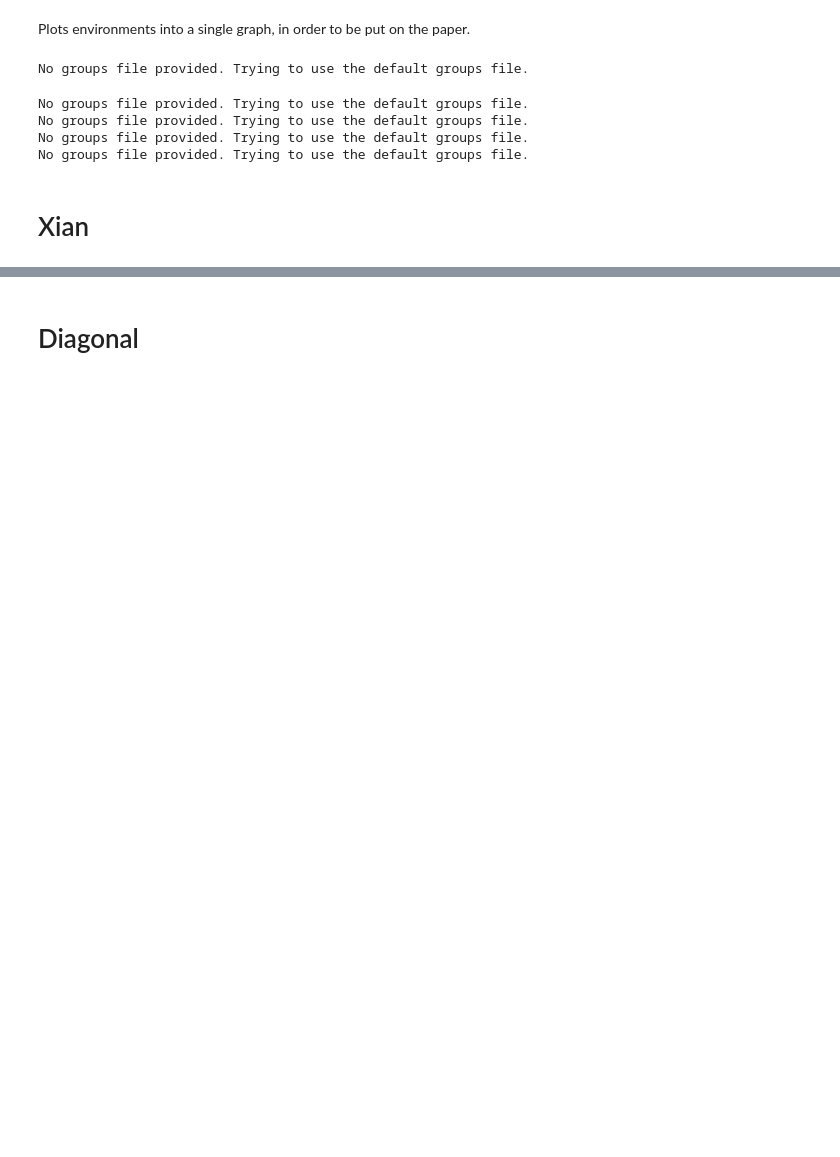
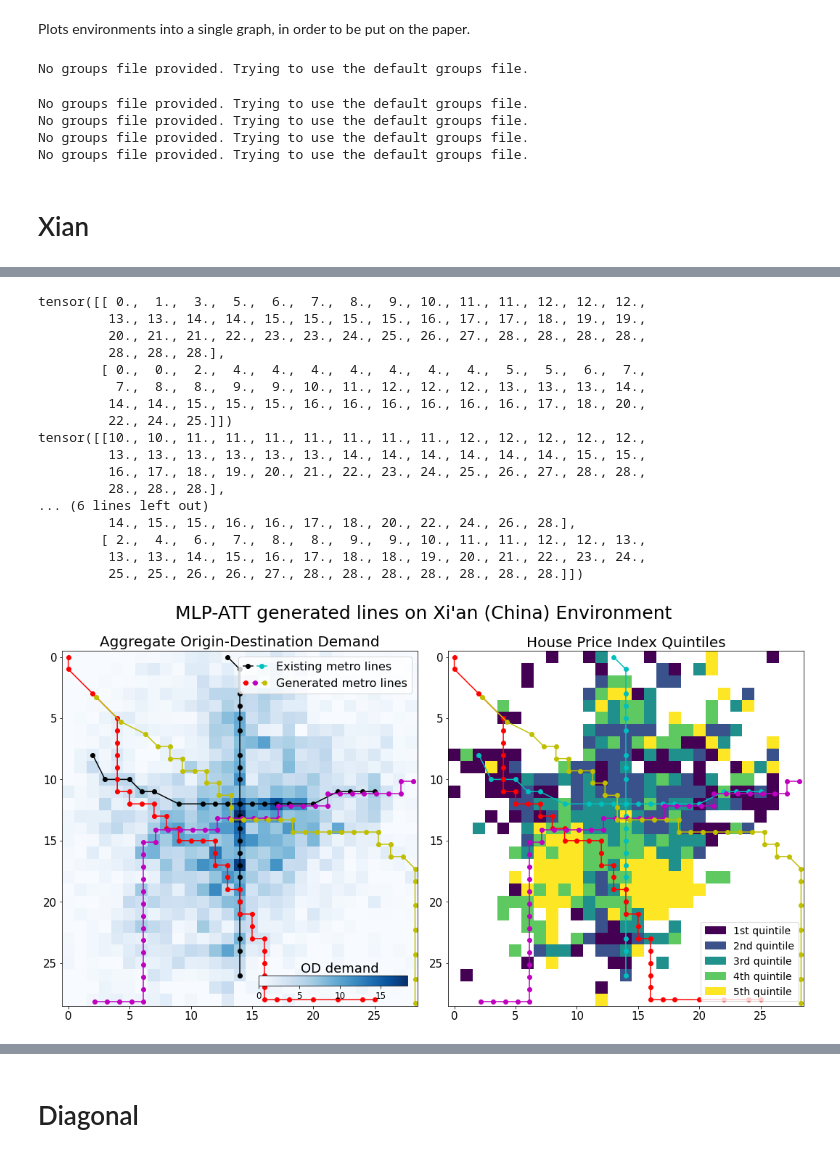
Before and after one commit to dimichai/fair-network-expansion, a Jupyter notebook: environments/plotter.ipynb, the cells around one changed output, grey strips where cells are left out. Saved outputs shown, nothing was run; the diff lists cells and outputs as text; code cells hidden in the pictures; blank space fills up the shorter version.

```diff
--- a/environments/plotter.ipynb
+++ b/environments/plotter.ipynb
@@ -116,0 +150,80 @@ fig.tight_layout()
+# %%
+from matplotlib.legend_handler import HandlerTuple
+plt.rc('font', size=15)
+fig, axs = plt.subplots(1, 2, figsize=(15, 10))
+
+im0 = axs[0].imshow(xian_od, cm.get_cmap('Blues'))
+axs[0].set_title('Aggregate Origin-Destination Demand', fontsize=20)
+cax = fig.add_axes([0.29, 0.17, 0.19, 0.02])
+cbar = fig.colorbar(im0, cax=cax, orientation='horizontal')
+# cbar.set_label('test', horizontalalignment='right')
+cax.text(5.2,1.3, 'OD demand', fontsize=18)
+cax.tick_params(labelsize=12)
+
+im1 = axs[1].imshow(xian_groups, cm.get_cmap('viridis'))
+labels = ['1st quintile', '2nd quintile', '3rd quintile', '4th quintile', '5th quintile']
+values = (np.unique(xian_groups[~np.isnan(xian_groups)]))
+colors = [ im1.cmap(im1.norm(value)) for value in values]
+patches = [ mpatches.Patch(color=colors[i], label=labels[i] ) for i in range(len(labels)) ]
+axs[1].legend(handles=patches, loc="lower right", prop={'size': 14})
+axs[1].set_title('House Price Index Quintiles', fontsize=20)
+# fig.colorbar(im1, cax=get_cax(axs[1]), orientation='vertical')
+
+
+# e_i = []
+for i, l in enumerate(xian.existing_lines):
+    l_v = xian.vector_to_grid(l.T).cpu()
+    # Note here we reverse the dimensions because on scatter plots the horizontal axis is the x axis.
+    label = "_no_legend"
+    if i == 0:
+        label = "Existing metro lines"
+
+    e0, = axs[0].plot(l_v[1], l_v[0], '-ok', label=label)
+    e1, =axs[1].plot(l_v[1], l_v[0], '-oc', label=label)
+
+e_i = [e0, e1]
+
+generated_lines = [torch.Tensor([[0,29,89,149,178,207,236,265,294,323,324,353,354,355,384,385,414,415,444,445,446,447,476,505,506,535,564,565,594,623,624,653,682,683,712,741,770,799,828,829,830,832,834,836,837]]),
+                   torch.Tensor([[318,317,346,345,344,343,342,341,340,369,368,367,366,365,394,393,392,391,390,389,418,417,416,415,414,413,442,441,470,499,528,557,586,615,644,673,702,731,760,789,818,817,816,815,814]]),
+                   torch.Tensor([[89,149,180,210,211,240,241,270,271,272,301,302,331,332,361,390,391,392,393,394,395,424,425,426,427,428,429,430,431,460,461,490,491,521,550,608,666,724,782,840]])]
+
+colors = ['r', 'm', 'y']
+g_i = []
+shift = 0.15
+
+for i, l in enumerate(generated_lines):
+    l_v = xian.vector_to_grid(l).cpu()
+    # Note here we reverse the dimensions because on scatter plots the horizontal axis is the x axis.
+    label = "_no_legend"
+    if i == 0:
+        label = "Generated metro lines"
+    print(l_v)
+
+    p, = axs[0].plot(l_v[1] + i*shift, l_v[0] + i*shift, '-o'+colors[i], label=label)
+    g_i.append(p)
+    axs[1].plot(l_v[1] + i*shift, l_v[0] + i*shift, '-o'+colors[i], label=label)
+
+axs[0].legend([(e_i[0], e_i[1]), (g_i[0], g_i[1], g_i[2])],["Existing metro lines", "Generated metro lines"],loc='upper right', fontsize=16,
+               handler_map={tuple: HandlerTuple(ndivide=None)})
+
+fig.suptitle("MLP-ATT generated lines on Xi'an (China) Environment", y=0.9, fontsize=25)
+fig.tight_layout()
+# %% [output]
+tensor([[ 0.,  1.,  3.,  5.,  6.,  7.,  8.,  9., 10., 11., 11., 12., 12., 12.,
+         13., 13., 14., 14., 15., 15., 15., 15., 16., 17., 17., 18., 19., 19.,
+         20., 21., 21., 22., 23., 23., 24., 25., 26., 27., 28., 28., 28., 28.,
+         28., 28., 28.],
+        [ 0.,  0.,  2.,  4.,  4.,  4.,  4.,  4.,  4.,  4.,  5.,  5.,  6.,  7.,
+          7.,  8.,  8.,  9.,  9., 10., 11., 12., 12., 12., 13., 13., 13., 14.,
+         14., 14., 15., 15., 15., 16., 16., 16., 16., 16., 16., 17., 18., 20.,
+         22., 24., 25.]])
+tensor([[10., 10., 11., 11., 11., 11., 11., 11., 11., 12., 12., 12., 12., 12.,
+         13., 13., 13., 13., 13., 13., 14., 14., 14., 14., 14., 14., 15., 15.,
+         16., 17., 18., 19., 20., 21., 22., 23., 24., 25., 26., 27., 28., 28.,
+         28., 28., 28.],
+... (6 lines left out)
+         14., 15., 15., 16., 16., 17., 18., 20., 22., 24., 26., 28.],
+        [ 2.,  4.,  6.,  7.,  8.,  8.,  9.,  9., 10., 11., 11., 12., 12., 13.,
+         13., 13., 14., 15., 16., 17., 18., 18., 19., 20., 21., 22., 23., 24.,
+         25., 25., 26., 26., 27., 28., 28., 28., 28., 28., 28., 28.]])
+[figure, added]
```
Also changed, not shown: parts of 9 cells of this notebook.
